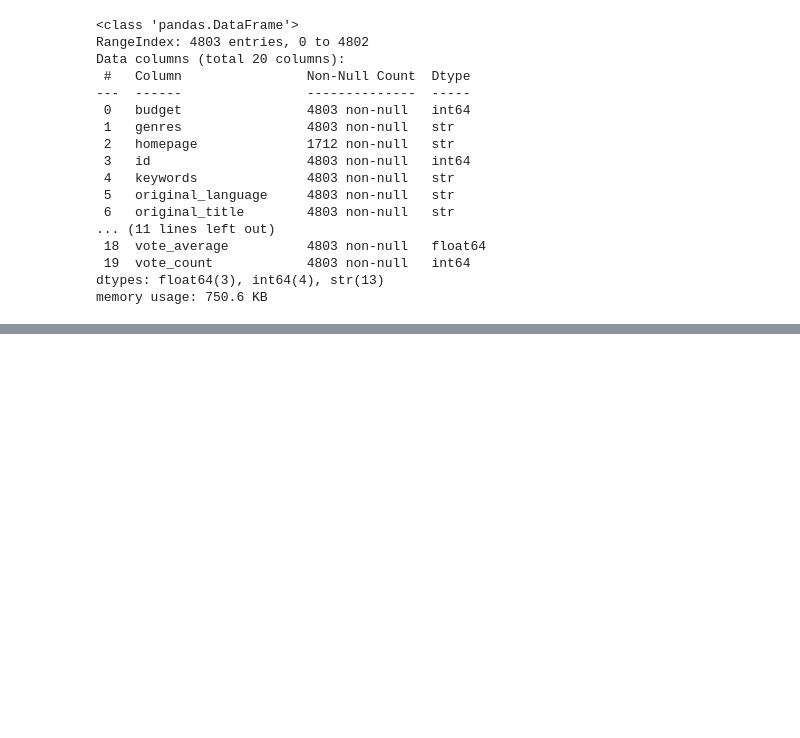
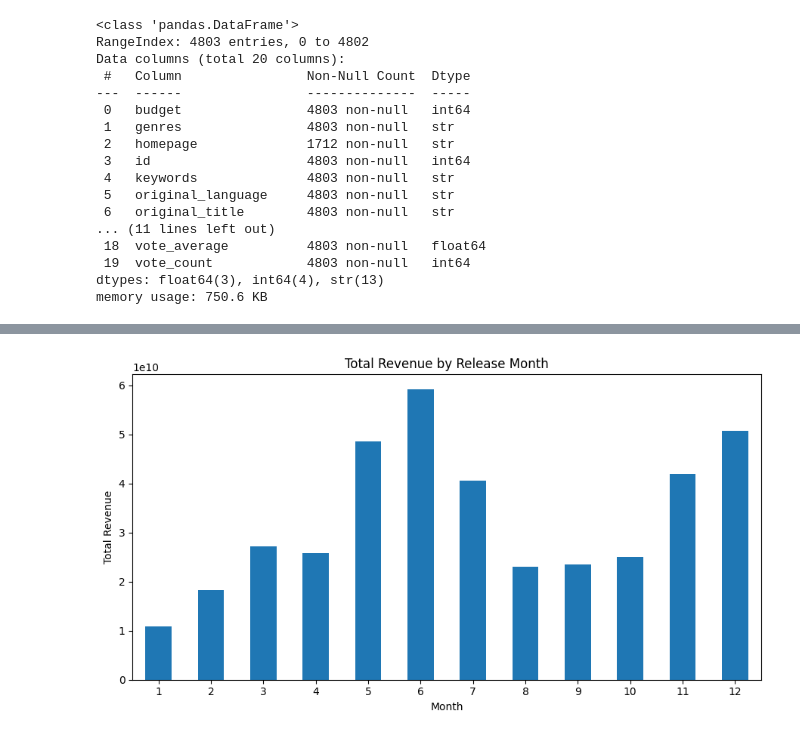
Before and after one commit to theyoussefmoussa/tmdb_movies, a Jupyter notebook: movies.ipynb, the cells around one changed output, grey strips where cells are left out. Saved outputs shown, nothing was run; the diff lists cells and outputs as text; code cells hidden in the pictures; blank space fills up the shorter version.

```diff
--- a/movies.ipynb
+++ b/movies.ipynb
@@ -308,0 +261,15 @@ plt.show()
+# %%
+month_rev = df.groupby('month')['revenue'].sum()
+
+fig, ax = plt.subplots(figsize=(9, 5))
+month_rev.plot(kind='bar', ax=ax)
+ax.set_xlabel('Month')
+ax.set_ylabel('Total Revenue')
+ax.set_title('Total Revenue by Release Month')
+ax.tick_params(axis='x', rotation=0)
+
+plt.tight_layout()
+plt.savefig('graphs/revenue_by_month.png', dpi=150, bbox_inches='tight')
+plt.show()
+# %% [output]
+[figure, added]
```
Also changed, not shown: parts of 61 cells of this notebook, 9 other files.
